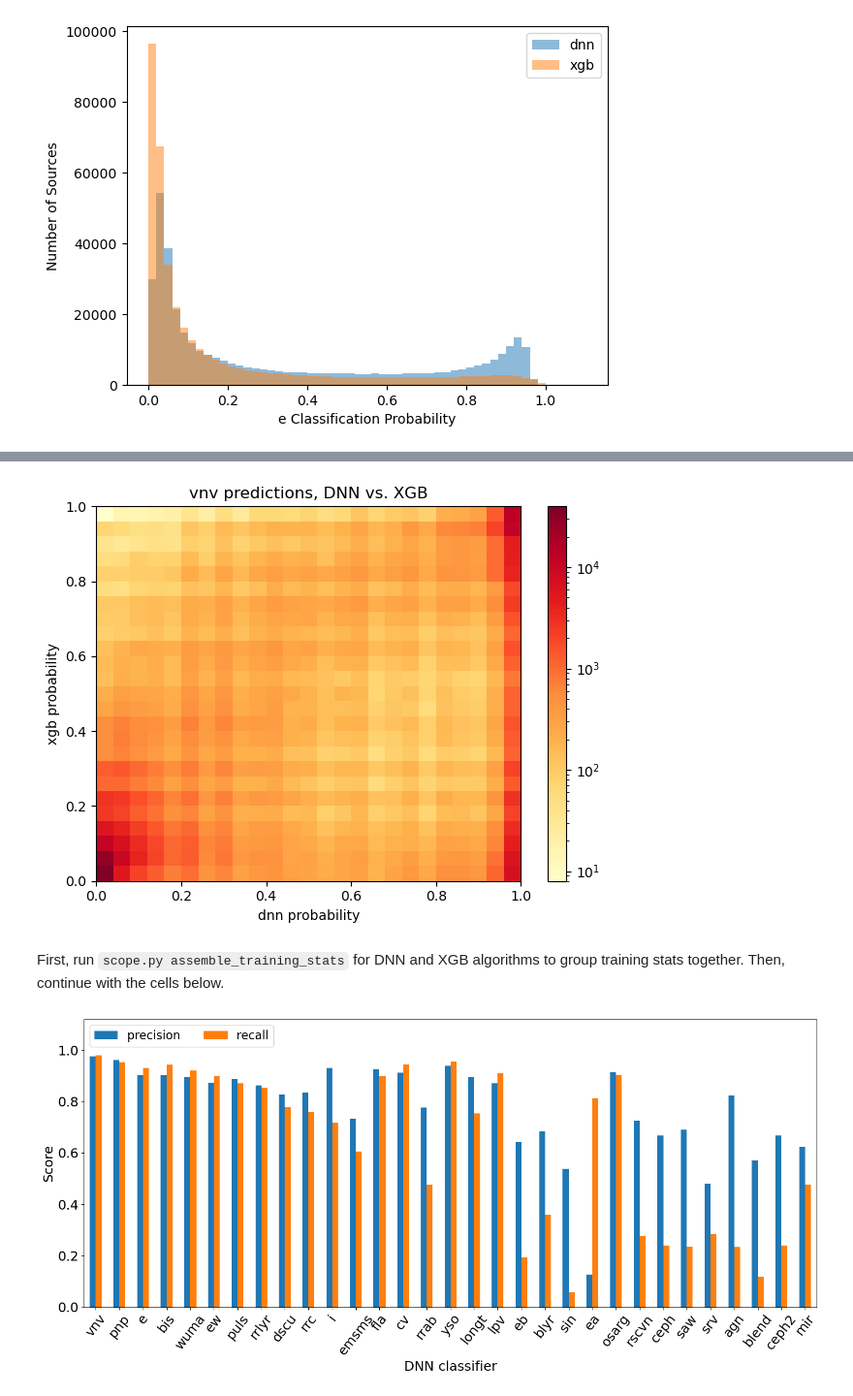
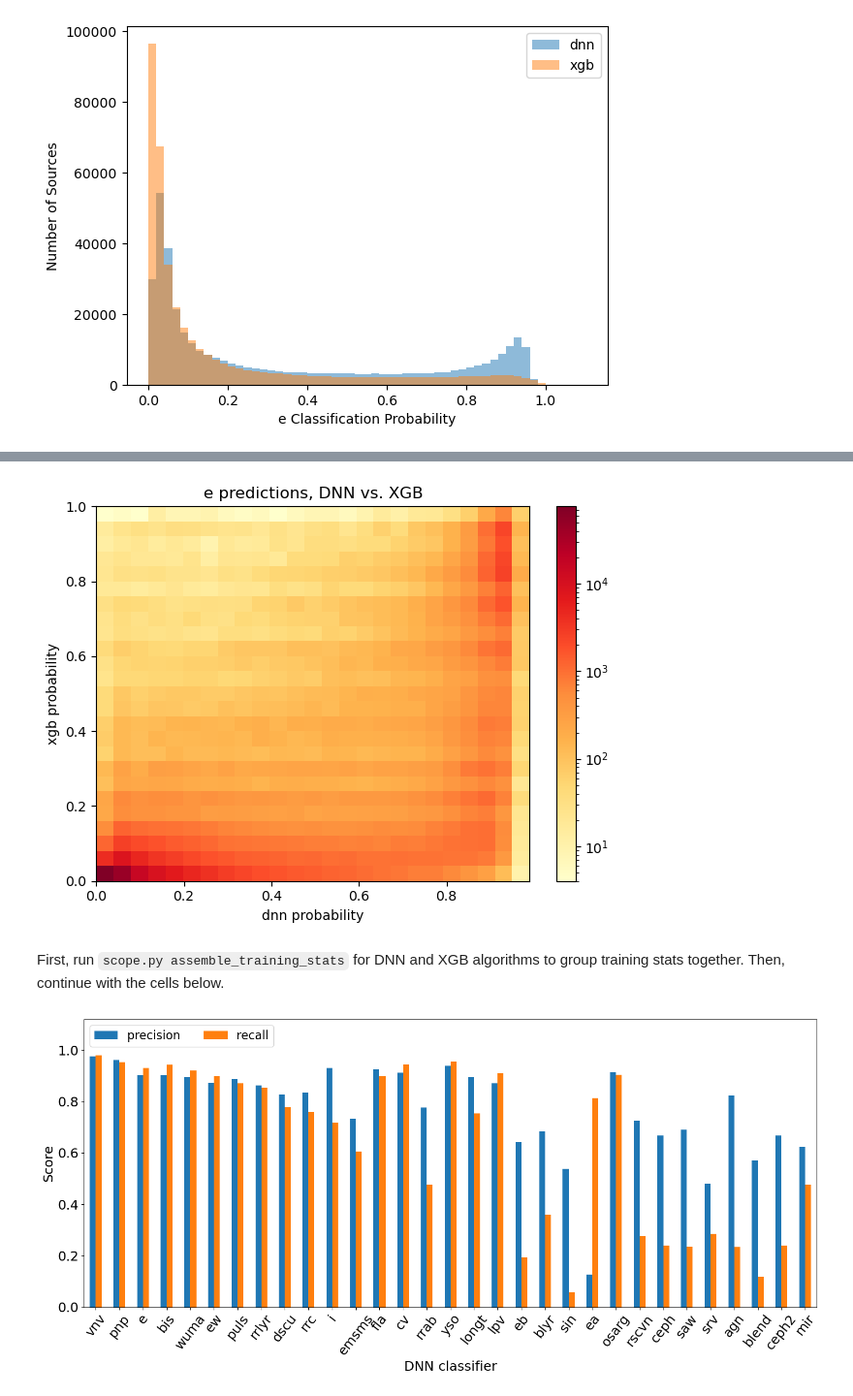
Before and after one commit to ZwickyTransientFacility/scope-ml, a Jupyter notebook: tools/SCoPe_data_analysis_plots.ipynb, the cells around one changed output, grey strips where cells are left out. Shown: that part at 97% size. Saved outputs shown, nothing was run; the diff lists cells and outputs as text; code cells hidden in the pictures.

Commit message:
Remove class_compare plot, change classifier for heatmap

```diff
--- a/tools/SCoPe_data_analysis_plots.ipynb
+++ b/tools/SCoPe_data_analysis_plots.ipynb
@@ -181,14 +179,14 @@ def heatmap(classif):
     plt.tight_layout()
     plt.colorbar()
 # %%
-heatmap('vnv')
+heatmap('e')
 # %% [output]
-[figure, old version]
+[figure, new version]
 # %%
 import json
 import glob
-# %% [markdown]
-First, run `scope.py assemble_training_stats` for DNN and XGB algorithms to group training stats together. Then, continue with the cells below.
+# %% [markdown]
+First, run `scope.py assemble_training_stats` for DNN and XGB algorithms to group training stats together. Then, continue with the cells below.
 # %%
 dnn_stats = {} #dictionary with classifications as keys and dnn CM stats as values
 for classif in classifications:
```
Also changed, not shown: parts of 1 cell of this notebook.
